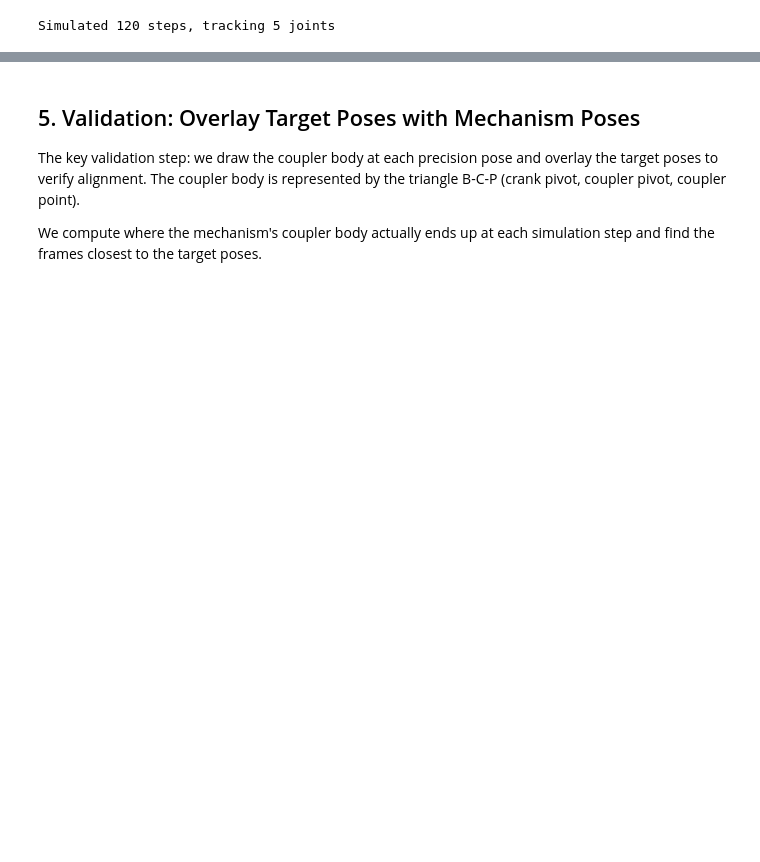
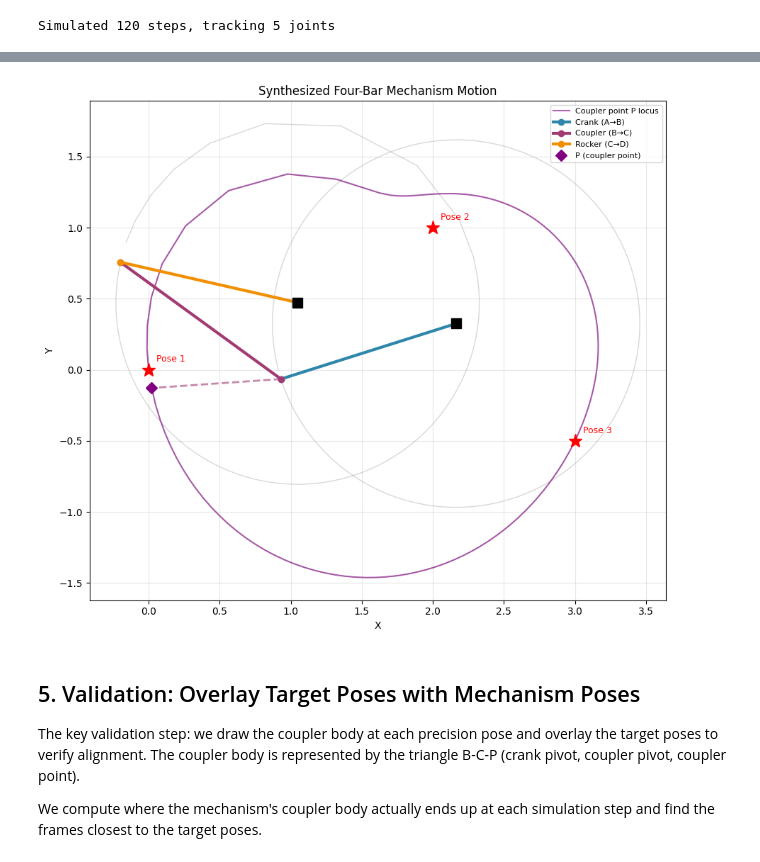
Before and after one commit to HugoFara/pylinkage, a Jupyter notebook: docs/notebooks/07_motion_generation.ipynb, the cells around one changed output, grey strips where cells are left out. Drawn from its saved outputs; the diff is of its cells as text; code cells hidden in the pictures; blank space fills up the shorter version.

```diff
--- a/docs/notebooks/07_motion_generation.ipynb
+++ b/docs/notebooks/07_motion_generation.ipynb
@@ -206,3 +213,60 @@ plt.show()
+# %%
+# Plot the mechanism motion with bars drawn at initial position
+fig, ax = plt.subplots(figsize=(10, 8))
+
+joint_names = [j.name for j in linkage.joints]
+# Joint indices: A=0, D=1, B=2, C=3, P=4
+link_pairs = [(0, 2), (2, 3), (3, 1)]  # A-B (crank), B-C (coupler), C-D (rocker)
+link_labels = ['Crank (A→B)', 'Coupler (B→C)', 'Rocker (C→D)']
+link_colors = ['#2E86AB', '#A23B72', '#F18F01']
+
+# Draw joint loci (faded)
+for j_idx, name in enumerate(joint_names):
+    xs = [pos[0] for pos in loci[j_idx] if pos[0] is not None]
+    ys = [pos[1] for pos in loci[j_idx] if pos[1] is not None]
+    if xs:
+        ax.plot(xs, ys, '-', linewidth=1, alpha=0.3, color='gray')
+
+# Draw coupler point P locus highlighted
+if 'P' in joint_names:
+    p_idx = joint_names.index('P')
+    px = [pos[0] for pos in loci[p_idx] if pos[0] is not None]
+    py = [pos[1] for pos in loci[p_idx] if pos[1] is not None]
+    if px:
+        ax.plot(px, py, '-', linewidth=1.5, color='purple', alpha=0.6, label='Coupler point P locus')
+
+# Draw the mechanism at initial frame (frame 0)
+pos = [loci[j][0] for j in range(len(joint_names))]
+for (i, j), color, label in zip(link_pairs, link_colors, link_labels):
+    ax.plot([pos[i][0], pos[j][0]], [pos[i][1], pos[j][1]],
+            '-o', color=color, linewidth=3, markersize=6, label=label)
+# Coupler extension to P
+if 'P' in joint_names:
+    p_idx = joint_names.index('P')
+    ax.plot([pos[2][0], pos[p_idx][0]], [pos[2][1], pos[p_idx][1]],
+            '--', color='#A23B72', linewidth=2, alpha=0.6)
+    ax.plot(pos[p_idx][0], pos[p_idx][1], 'D', color='purple', markersize=8, label='P (coupler point)')
+
+# Mark ground pivots
+ax.plot(*best_sol.ground_pivot_a, 'ks', markersize=10, zorder=5)
+ax.plot(*best_sol.ground_pivot_d, 'ks', markersize=10, zorder=5)
+
+# Mark target poses
+for i, pose in enumerate(poses):
+    ax.plot(pose.x, pose.y, 'r*', markersize=14)
+    ax.annotate(f'Pose {i + 1}', (pose.x, pose.y),
+                textcoords='offset points', xytext=(8, 8), fontsize=9, color='red')
+
+ax.set_xlabel('X')
+ax.set_ylabel('Y')
+ax.set_title('Synthesized Four-Bar Mechanism Motion')
+ax.set_aspect('equal')
+ax.legend(fontsize=8)
+ax.grid(True, alpha=0.3)
+plt.tight_layout()
+plt.show()
+# %% [output]
+[figure, added]
 # %% [markdown]
 ## 5. Validation: Overlay Target Poses with Mechanism Poses
 
```
Also changed, not shown: parts of 10 cells of this notebook.
